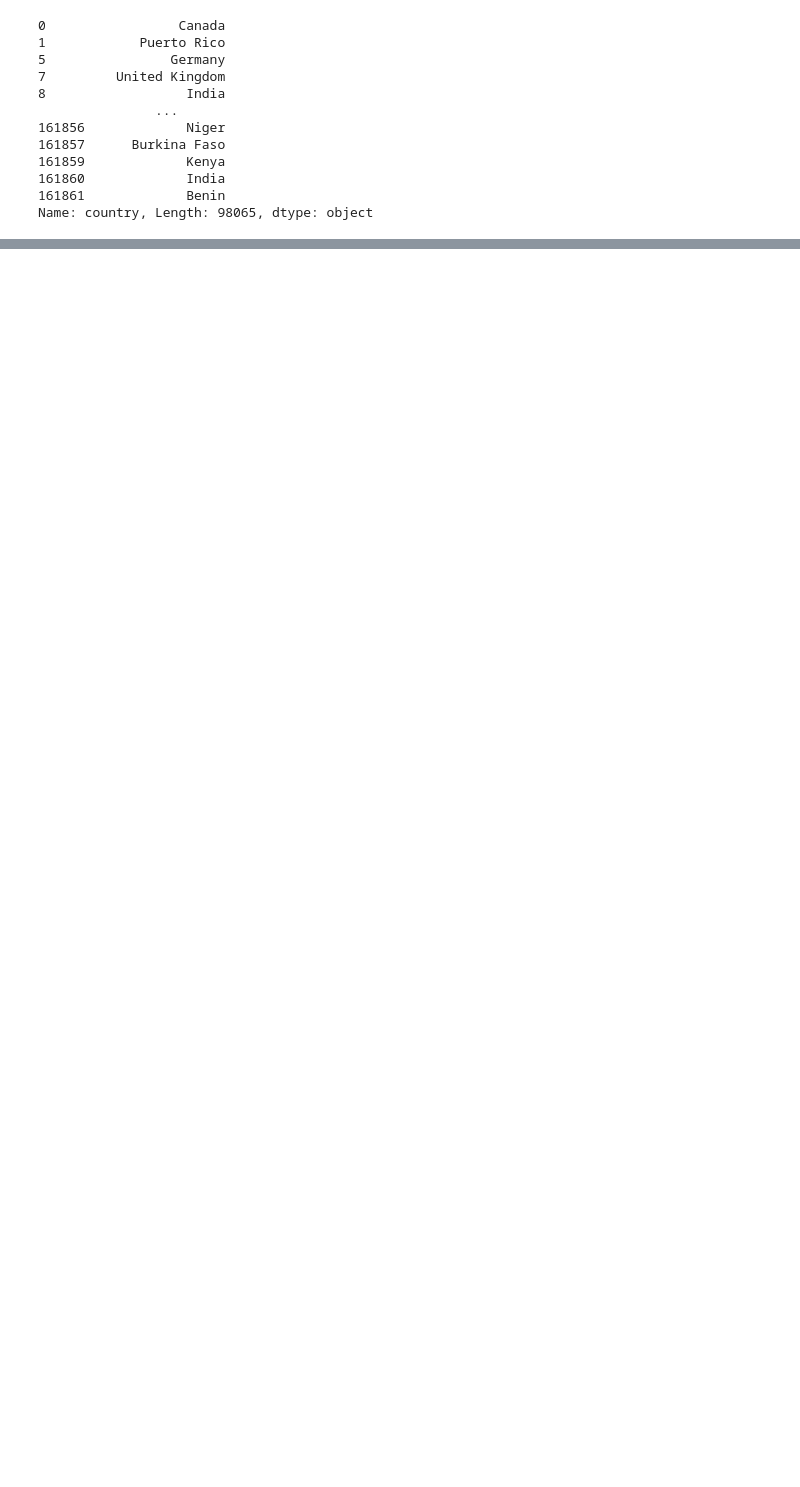
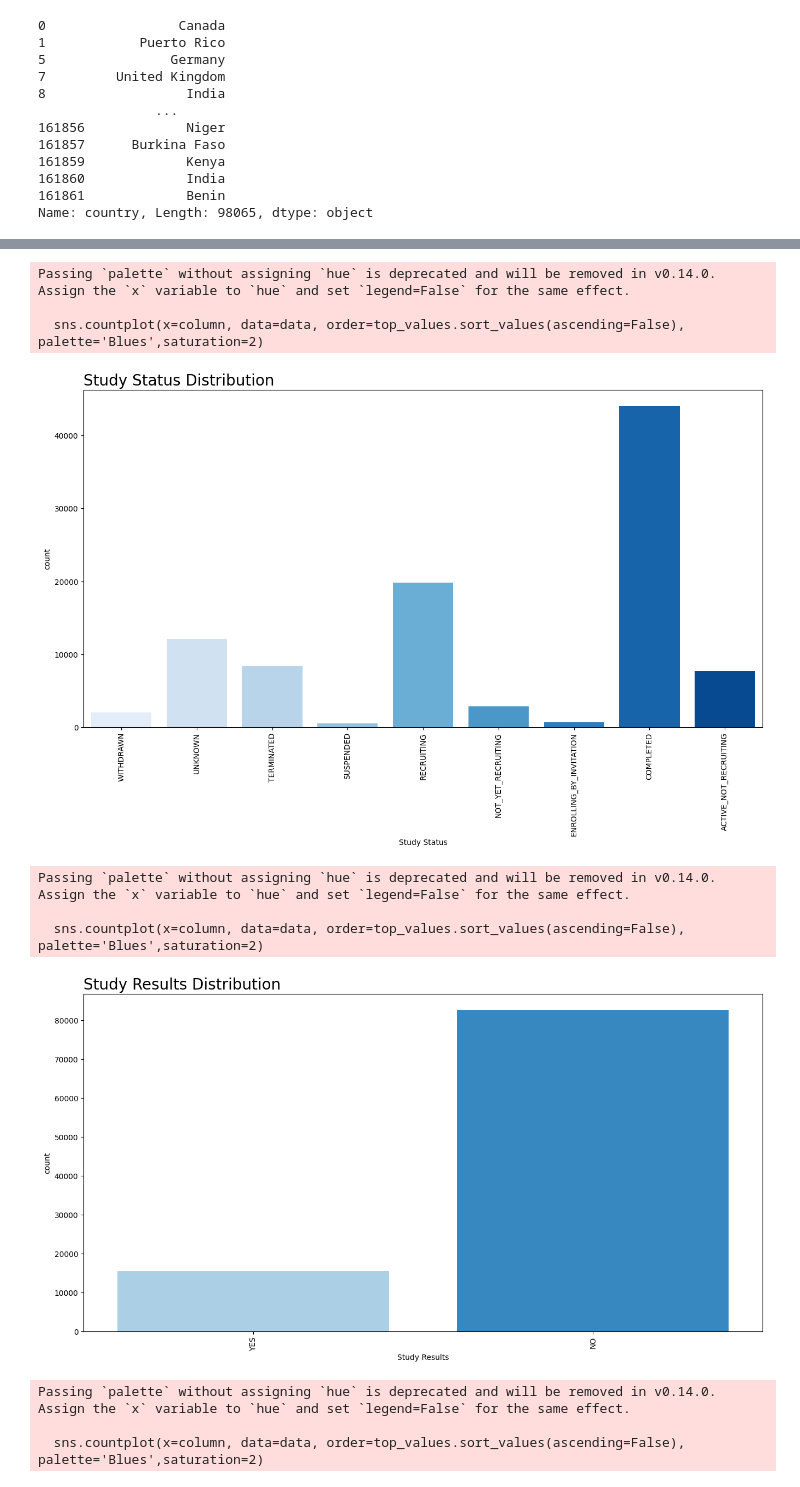
Before and after one commit to danielkimutai/dt, a Jupyter notebook: index.ipynb, the cells around one changed output, grey strips where cells are left out. Drawn from its saved outputs; the diff is of its cells as text; code cells hidden in the pictures; blank space fills up the shorter version.

```diff
--- a/index.ipynb
+++ b/index.ipynb
@@ -484,0 +605,18 @@ df.loc[df["country"]=="Unknown"]
+# %%
+cols = ["Study Status","Study Results","Sponsor","Sex","Age","Study Type","Primary Purpose","country",
+        "interven_summary","category"]
+
+for col in cols:
+    count_plot(df,col)
+# %% [output]
+Passing `palette` without assigning `hue` is deprecated and will be removed in v0.14.0. Assign the `x` variable to `hue` and set `legend=False` for the same effect.
+
+  sns.countplot(x=column, data=data, order=top_values.sort_values(ascending=False), palette='Blues',saturation=2)
+[figure, added]
+Passing `palette` without assigning `hue` is deprecated and will be removed in v0.14.0. Assign the `x` variable to `hue` and set `legend=False` for the same effect.
+
+  sns.countplot(x=column, data=data, order=top_values.sort_values(ascending=False), palette='Blues',saturation=2)
+[figure, added]
+Passing `palette` without assigning `hue` is deprecated and will be removed in v0.14.0. Assign the `x` variable to `hue` and set `legend=False` for the same effect.
+
+  sns.countplot(x=column, data=data, order=top_values.sort_values(ascending=False), palette='Blues',saturation=2)
```
Also changed, not shown: parts of 16 cells of this notebook.
